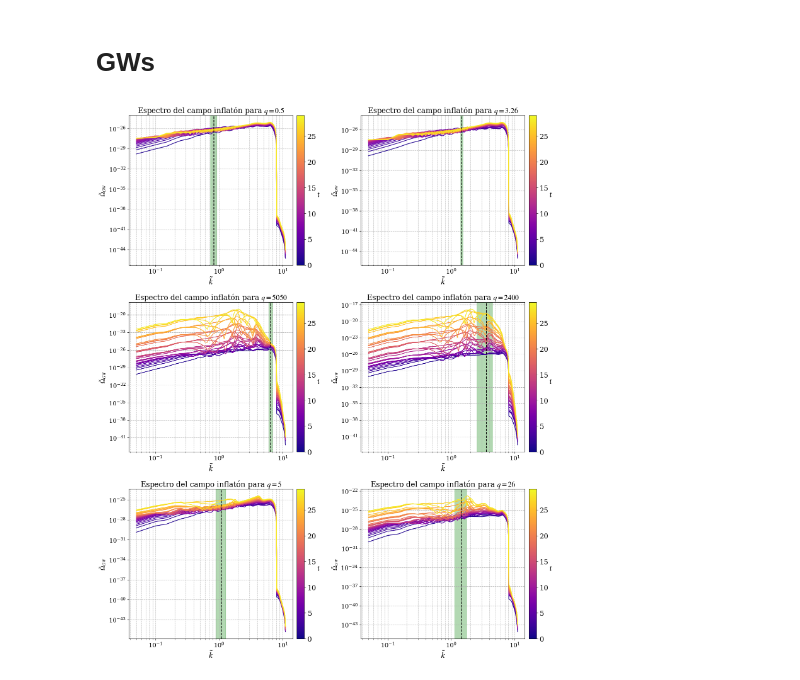
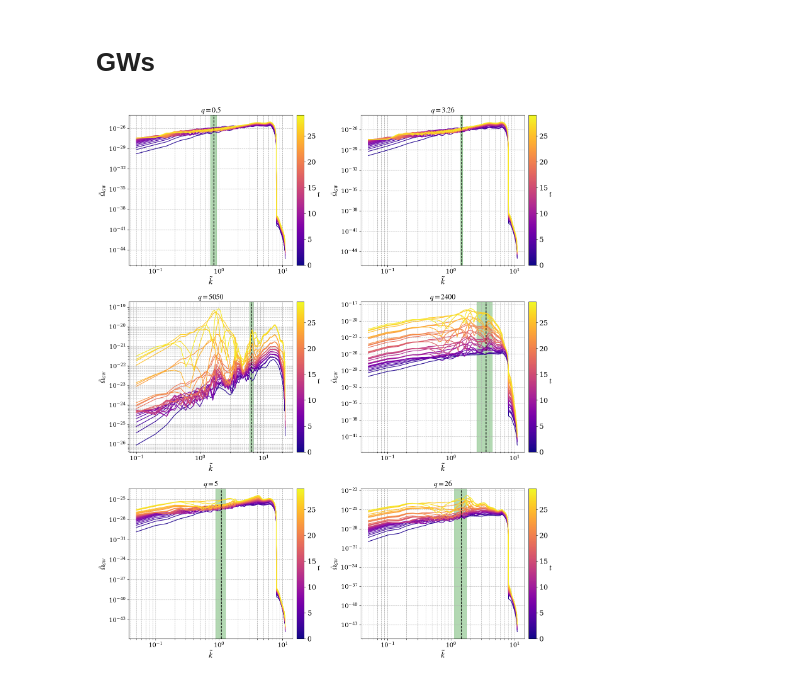
Before and after one commit to TomasCiccarella/Tesis, a Jupyter notebook: cosmolattice/build_lphi4/Lector_cosmolattice.ipynb, the cells around one changed output. Drawn from its saved outputs; the diff is of its cells as text; code cells hidden in the pictures.

```diff
--- a/cosmolattice/build_lphi4/Lector_cosmolattice.ipynb
+++ b/cosmolattice/build_lphi4/Lector_cosmolattice.ipynb
@@ -24,7 +24,7 @@ dirq05 = "./data/q0.5/Def/"
 dirq326 = "./data/q3.26/Def/"
 
 # Broad Resonance
-dirq5050 = "./data/q5050/Def/"
+dirq5050 = "./data/q5050/8/" #"./data/q5050/Def/"
 dirq2400 = "./data/q2400/Def/"
 
 # Comparar con Figueroa
@@ -584,46 +584,46 @@ plt.figure(figsize=(15, 18))
 plt.subplot(3, 2, 1)
 plot_spectrum(gwSpq05, 1,  nBinsq05, nSpectraq05)
 plt.ylabel('$\\tilde\Omega_{GW}$');
-plt.title(r'Espectro del campo inflatón para $q=0.5$')
+plt.title(r'$q=0.5$')
 plt.axvline(k_maxq05, color='k', linestyle='--')
 plt.axvspan(k_deltaq05[-1], k_deltaq05[0], color='green', alpha=0.3)
 
 plt.subplot(3, 2, 2)
 plot_spectrum(gwSpq326, 1,  nBinsq326, nSpectraq326)
 plt.ylabel('$\\tilde\Omega_{GW}$');
-plt.title(r'Espectro del campo inflatón para $q=3.26$')
+plt.title(r'$q=3.26$')
 plt.axvline(k_maxq326, color='k', linestyle='--')
 plt.axvspan(k_deltaq326[-1], k_deltaq326[0], color='green', alpha=0.3)
 
 plt.subplot(3, 2, 3)
 plot_spectrum(gwSpq5050, 1,  nBinsq5050, nSpectraq5050)
 plt.ylabel('$\\tilde\Omega_{GW}$');
-plt.title(r'Espectro del campo inflatón para $q=5050$')
+plt.title(r'$q=5050$')
 plt.axvline(k_maxq5050, color='k', linestyle='--')
 plt.axvspan(k_deltaq5050[-1], k_deltaq5050[0], color='green', alpha=0.3)
 
 plt.subplot(3, 2, 4)
 plot_spectrum(gwSpq2400, 1,  nBinsq2400, nSpectraq2400)
 plt.ylabel('$\\tilde\Omega_{GW}$');
-plt.title(r'Espectro del campo inflatón para $q=2400$')
+plt.title(r'$q=2400$')
 plt.axvline(k_maxq2400, color='k', linestyle='--')
 plt.axvspan(k_deltaq2400[-1], k_deltaq2400[0], color='green', alpha=0.3)
 
 plt.subplot(3, 2, 5)
 plot_spectrum(gwSpq5, 1,  nBinsq5, nSpectraq5)
 plt.ylabel('$\\tilde\Omega_{GW}$');
-plt.title(r'Espectro del campo inflatón para $q=5$')
+plt.title(r'$q=5$')
 plt.axvline(k_maxq5, color='k', linestyle='--')
 plt.axvspan(k_deltaq5[-1], k_deltaq5[0], color='green', alpha=0.3)
 
 plt.subplot(3, 2, 6)
 plot_spectrum(gwSpq26, 1,  nBinsq26, nSpectraq26)
 plt.ylabel('$\\tilde\Omega_{GW}$');
-plt.title(r'Espectro del campo inflatón para $q=26$')
+plt.title(r'$q=26$')
 plt.axvline(k_maxq26, color='k', linestyle='--')
 plt.axvspan(k_deltaq26[-1], k_deltaq26[0], color='green', alpha=0.3)
 
 plt.tight_layout()
 plt.show()
 # %% [output]
-[figure, old version]
+[figure, new version]
```
